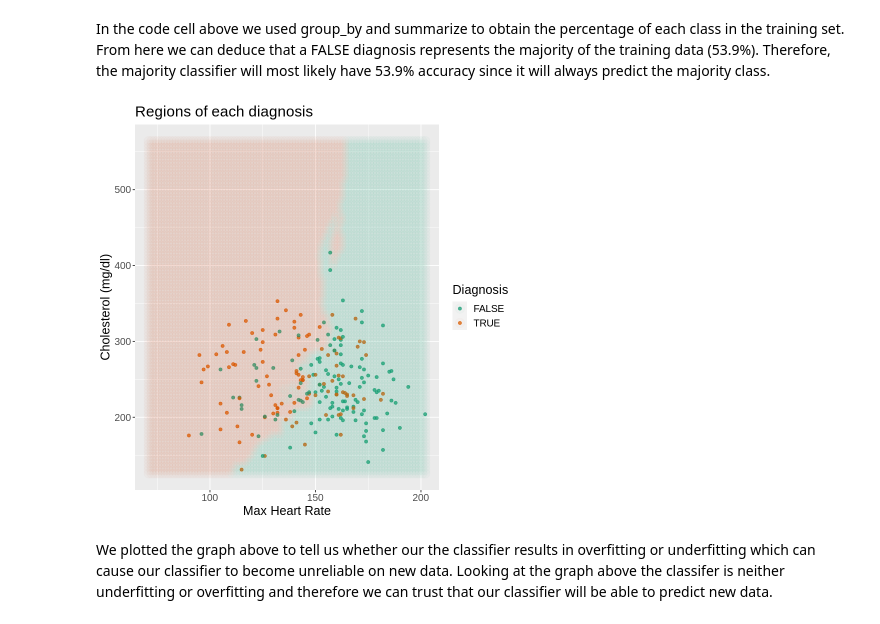
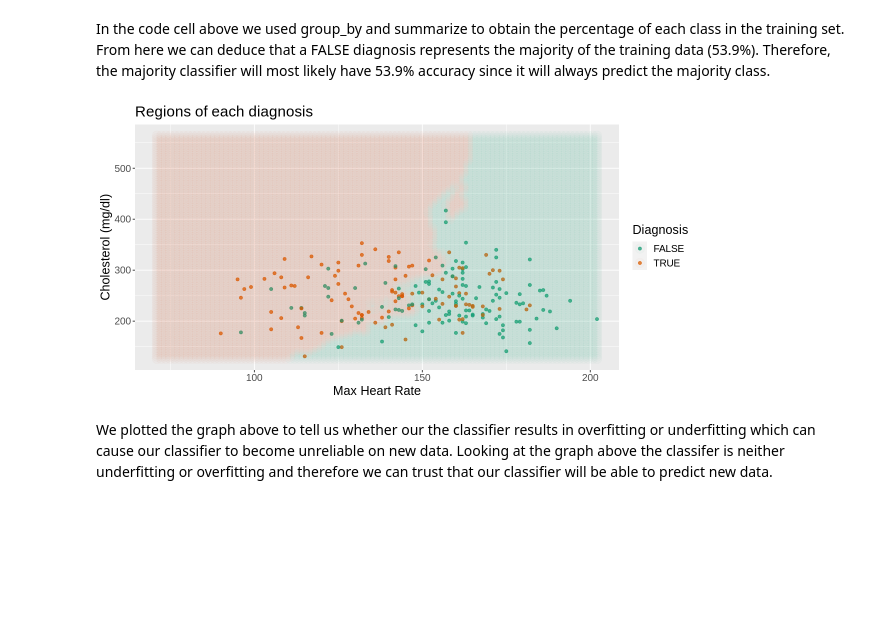
Before and after one commit to Agamchawla/group-29-project, a Jupyter notebook: group_29_project_report.ipynb, the cells around one changed output. Saved outputs shown, nothing was run; the diff lists cells and outputs as text; code cells hidden in the pictures; blank space fills up the shorter version.

```diff
--- a/group_29_project_report.ipynb
+++ b/group_29_project_report.ipynb
@@ -115,7 +97,7 @@ cleveland_data[ cleveland_data == "?" ] <- NA
 
 # adding diag column, setting col types
 # as.integer is being used to get rid of decimal points when switching to factor
-cleveland_clean <- cleveland_data %>%
+cleveland_clean <- cleveland_clean %>%
                     mutate(diag = as.factor(ifelse(is.na(num), NA, (num > 0)))) %>%
                     mutate(sex = as.factor(as.integer(sex)), cp = as.factor(as.integer(cp)),
                            fbs = as.factor(as.integer(fbs)), restecg = as.factor(as.integer(restecg)),
@@ -359,10 +319,57 @@ A tibble: 2 × 3
 | TRUE | 105 | 46.05263 |
 # %% [markdown]
 In the code cell above we used group_by and summarize to obtain the percentage of each class in the training set. From here we can deduce that a FALSE diagnosis represents the majority of the training data (53.9%).  Therefore, the majority classifier will most likely have 53.9% accuracy since it will always predict the majority class.
-# %%
-plot_results
-# %% [output]
-[figure, removed]
+# %%
+set.seed(1)
+
+knn_spec <- nearest_neighbor(weight_func="rectangular", neighbors = 74)%>%
+    set_engine("kknn")%>%
+    set_mode("classification")
+
+fit <- workflow()%>%
+    add_recipe(cleveland_recipe)%>%
+    add_model(knn_spec)%>%
+    fit(data = cleveland_training)
+
+train_predictions <- predict(fit, cleveland_training)%>%
+    bind_cols(cleveland_training)
+
+thalach_grid <- seq(min(cleveland_clean$thalach),
+                max(cleveland_clean$thalach),
+                length.out = 100)
+
+chol_grid <- seq(min(cleveland_clean$chol),
+                max(cleveland_clean$chol),
+                length.out = 100)
+
+asgrid <- as_tibble(expand.grid(thalach = thalach_grid,
+                                chol = chol_grid))
+
+knnPredGrid <- predict(fit, asgrid)
+
+prediction_table <- bind_cols(knnPredGrid, asgrid) %>%
+                    rename(diag = .pred_class)
+
+
+plot_results <- ggplot() +
+                geom_point(data = train_predictions,
+                mapping = aes(x = thalach, y = chol, color = diag),
+                alpha = 0.75) +
+                geom_point(data = prediction_table,
+                           mapping = aes(x = thalach,
+                           y = chol,
+                           color = diag),
+                           alpha = 0.02,
+                           size = 5) +
+                labs(x = "Max Heart Rate", y = "Cholesterol (mg/dl)",
+                     color = "Diagnosis",
+                     title = "Regions of each diagnosis") +
+                scale_color_brewer(palette = "Dark2") +
+                theme(text = element_text(size = 15))
+
+plot_results
+# %% [output]
+[figure, added]
 # %% [markdown]
 We plotted the graph above to tell us whether our the classifier results in overfitting or underfitting which can cause our classifier to become unreliable on new data. Looking at the graph above the classifer is neither underfitting or overfitting and therefore we can trust that our classifier will be able to predict new data.
 # %%
```
Also changed, not shown: parts of 14 cells of this notebook.
